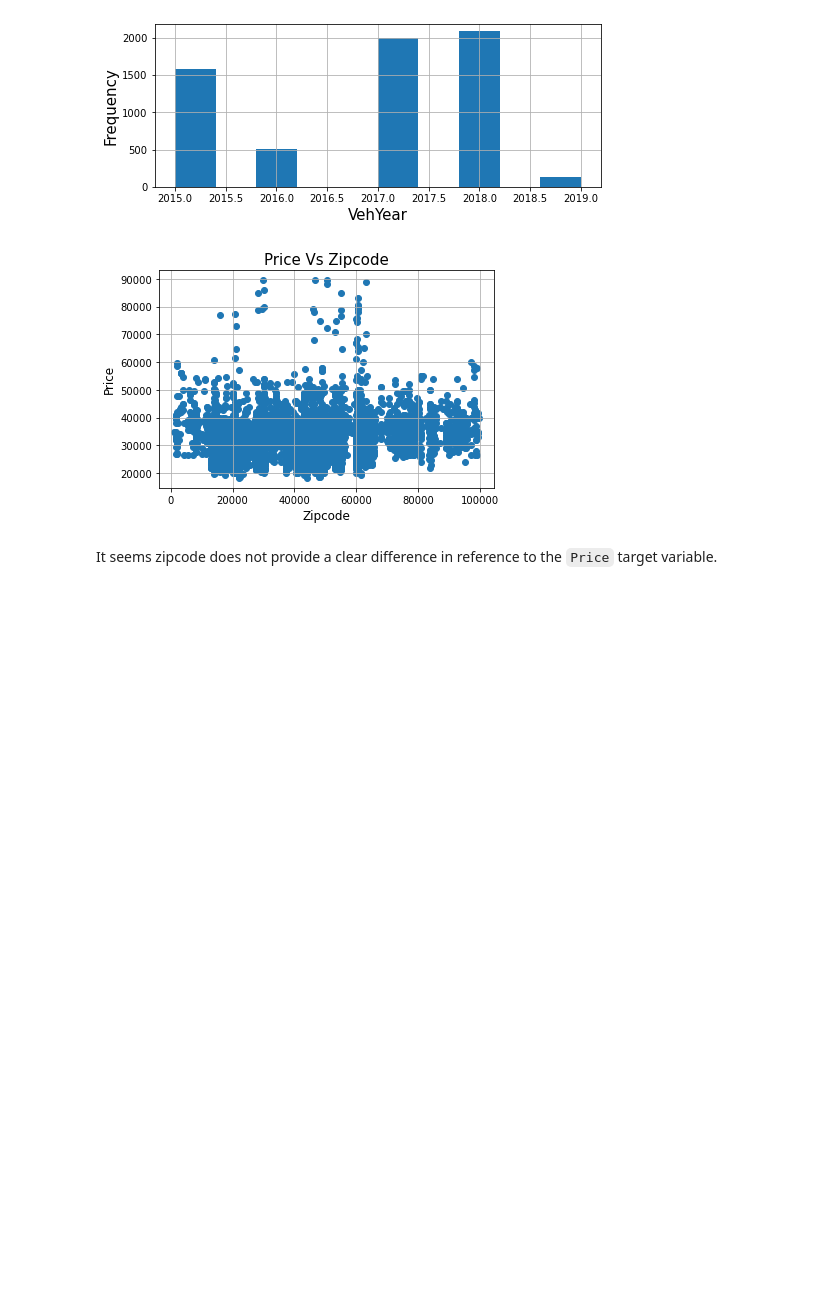
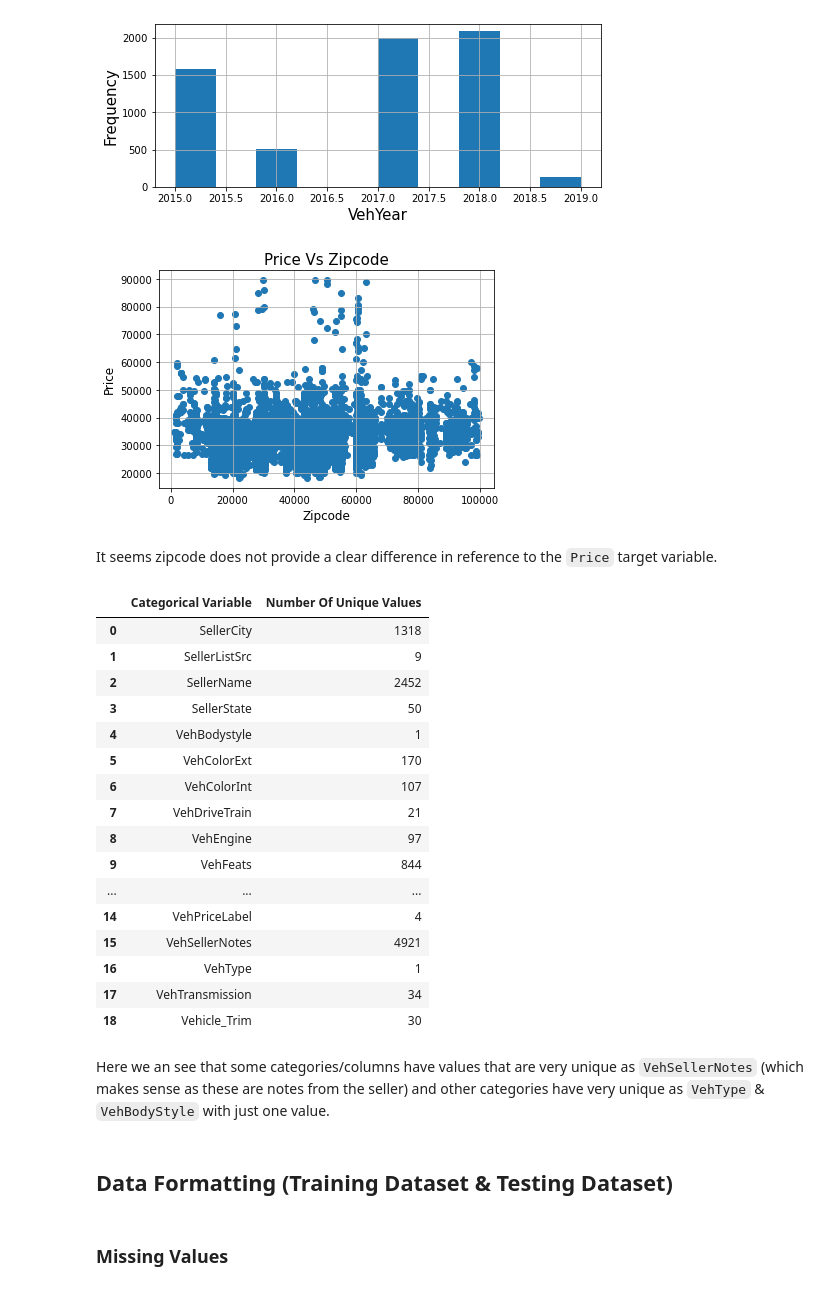
Before and after one commit to rodolfolermacontreras/Boeing_Assignment_2, a Jupyter notebook: Boeing_Assignment.ipynb, the cells around one changed output. Saved outputs shown, nothing was run; the diff lists cells and outputs as text; code cells hidden in the pictures; blank space fills up the shorter version.

```diff
--- a/Boeing_Assignment.ipynb
+++ b/Boeing_Assignment.ipynb
@@ -129,3 +129,49 @@ plt.show()
 [figure]
 # %% [markdown]
 It seems zipcode does not provide a clear difference in reference to the `Price` target variable.
+# %%
+list_of_types = Training_df.dtypes.tolist()
+variables = Training_df.columns.tolist()
+
+categorical = []
+others = []
+
+for i in range(len(variables)):
+    if list_of_types[i] == 'O':
+        categorical.append(variables[i])
+    else:
+        others.append(variables[i])
+# %%
+unique_categorical = []
+for i in categorical:
+    number_of_categories = len(pd.unique(Training_df[i]))
+    unique_categorical.append(number_of_categories)
+# %%
+unique_categorical_df = pd.DataFrame()
+unique_categorical_df['Categorical Variable'] = categorical
+unique_categorical_df['Number Of Unique Values'] = unique_categorical
+unique_categorical_df
+# %% [output]
+|  | Categorical Variable | Number Of Unique Values |
+| 0 | SellerCity | 1318 |
+| 1 | SellerListSrc | 9 |
+| 2 | SellerName | 2452 |
+| 3 | SellerState | 50 |
+| 4 | VehBodystyle | 1 |
+| 5 | VehColorExt | 170 |
+| 6 | VehColorInt | 107 |
+| 7 | VehDriveTrain | 21 |
+| 8 | VehEngine | 97 |
+| 9 | VehFeats | 844 |
+| ... | ... | ... |
+| 14 | VehPriceLabel | 4 |
+| 15 | VehSellerNotes | 4921 |
+| 16 | VehType | 1 |
+| 17 | VehTransmission | 34 |
+| 18 | Vehicle_Trim | 30 |
+# %% [markdown]
+Here we an see that some categories/columns have values that are very unique as `VehSellerNotes` (which makes sense as these are notes from the seller) and other categories have very unique as `VehType` & `VehBodyStyle` with just one value.
+# %% [markdown]
+## Data Formatting (Training Dataset & Testing Dataset)
+# %% [markdown]
+### Missing Values
```
Also changed, not shown: parts of 12 cells of this notebook.
